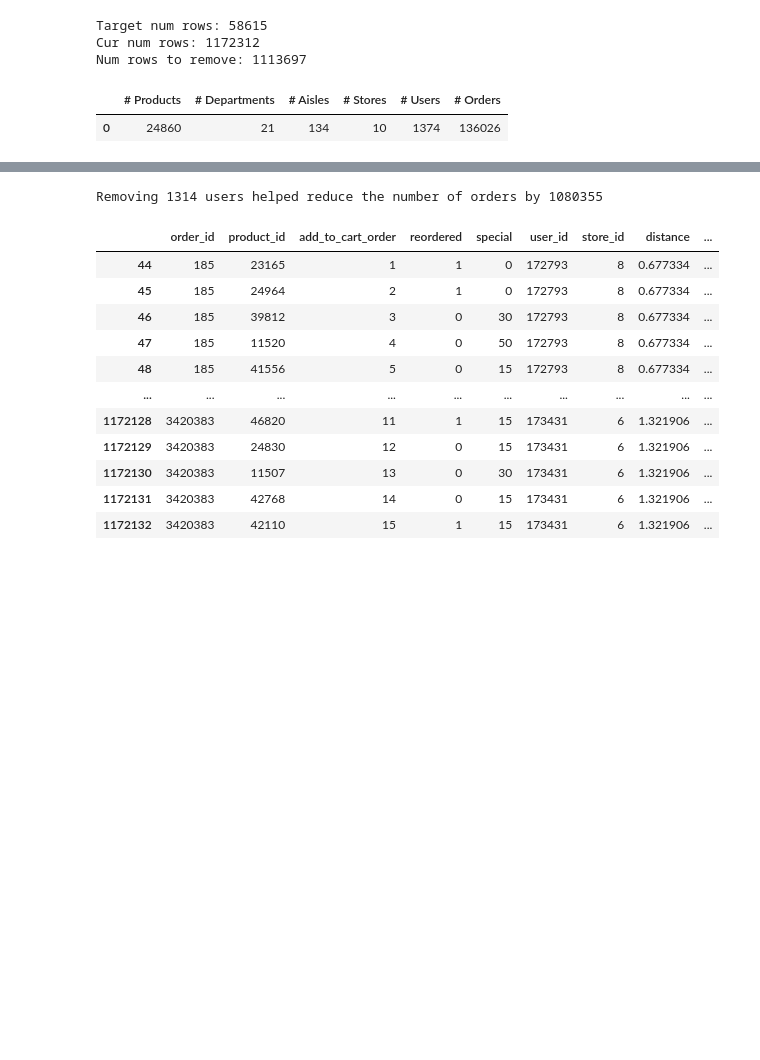
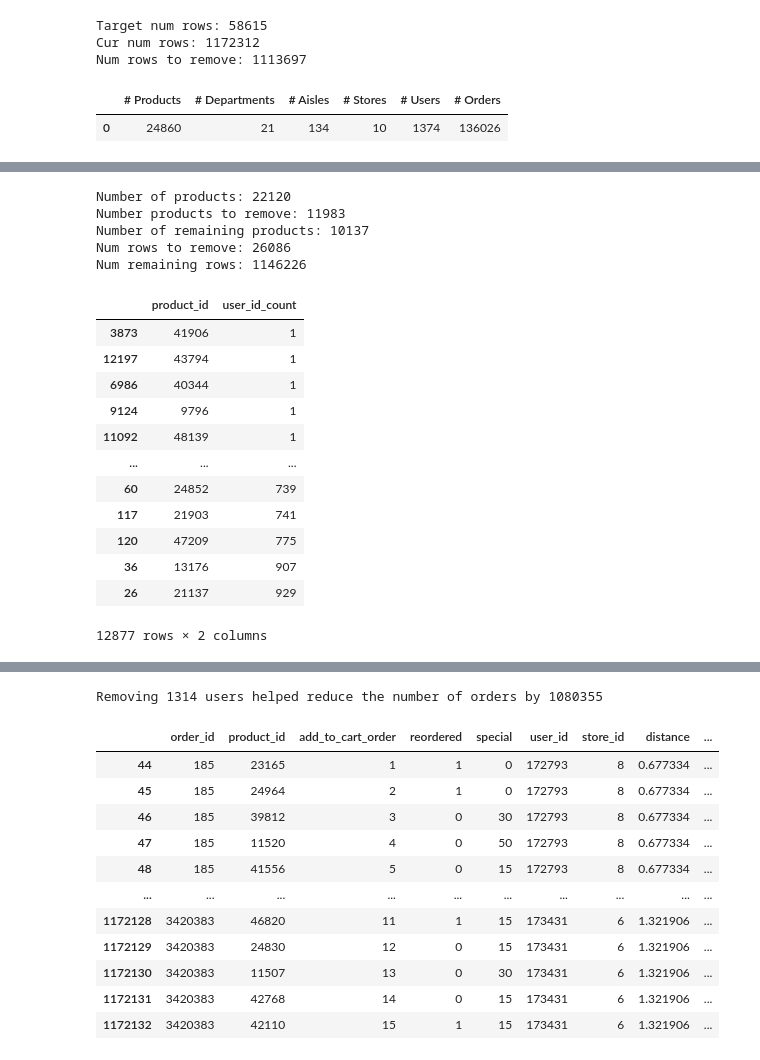
Before and after one commit to ireydiak/fraud_detection, a Jupyter notebook: TP2/JC/groupe5_tp2.ipynb, the cells around one changed output, grey strips where cells are left out. Drawn from its saved outputs; the diff is of its cells as text; code cells hidden in the pictures; blank space fills up the shorter version.

```diff
--- a/TP2/JC/groupe5_tp2.ipynb
+++ b/TP2/JC/groupe5_tp2.ipynb
@@ -78,0 +109,21 @@ Num rows to remove: 1113697
+# %%
+def count_distinct(dataframe, groupby_col, count_col):
+    d = defaultdict()
+    for row in dataframe.itertuples():
+        uid = getattr(row, groupby_col)
+        d[uid] = set()
+
+    for row in dataframe.itertuples():
+        uid = getattr(row, groupby_col)
+        count_attr = getattr(row, count_col)
+        d[uid].add(count_attr)
+
+    df_count_col_name = "%s_count" % count_col
+    d = {groupby_col: d.keys(), df_count_col_name: [len(v) for v in d.values()]}
+    return pd.DataFrame.from_dict(d).sort_values(by=df_count_col_name)
+# %%
+users_n_order_df = count_distinct(merged_df, "user_id", "order_id")
+print(users_n_order_df)
+
+products_n_order_df = count_distinct(merged_df, "product_id", "order_id")
+print(products_n_order_df)
@@ -78,0 +142,38 @@ Num rows to remove: 1113697
+# %%
+n_products = products_n_order_df["product_id"].nunique()
+mask = products_n_order_df["order_id_count"] < 6
+to_remove = products_n_order_df[mask]["product_id"].unique()
+
+print("Number of products: %d" % n_products)
+print("Number products to remove: %d" % len(to_remove))
+print("Number of remaining products: %d" % (n_products - len(to_remove)))
+
+n_rows_before = len(merged_df)
+mask = merged_df["product_id"].isin(to_remove)
+merged_df_prime = merged_df.drop(merged_df[mask].index)
+n_rows_after = len(merged_df_prime)
+
+print("Num rows to remove: %d\nNum remaining rows: %d" % (mask.sum(), n_rows_after))
+# %% [output]
+Number of products: 22120
+Number products to remove: 11983
+Number of remaining products: 10137
+Num rows to remove: 26086
+Num remaining rows: 1146226
+# %%
+products_n_users_df = count_distinct(merged_df_prime, "product_id", "user_id")
+products_n_users_df
+# %% [output]
+|  | product_id | user_id_count |
+| 3873 | 41906 | 1 |
+| 12197 | 43794 | 1 |
+| 6986 | 40344 | 1 |
+| 9124 | 9796 | 1 |
+| 11092 | 48139 | 1 |
+| ... | ... | ... |
+| 60 | 24852 | 739 |
+| 117 | 21903 | 741 |
+| 120 | 47209 | 775 |
+| 36 | 13176 | 907 |
+| 26 | 21137 | 929 |
+12877 rows × 2 columns
```
Also changed, not shown: parts of 15 cells of this notebook.
